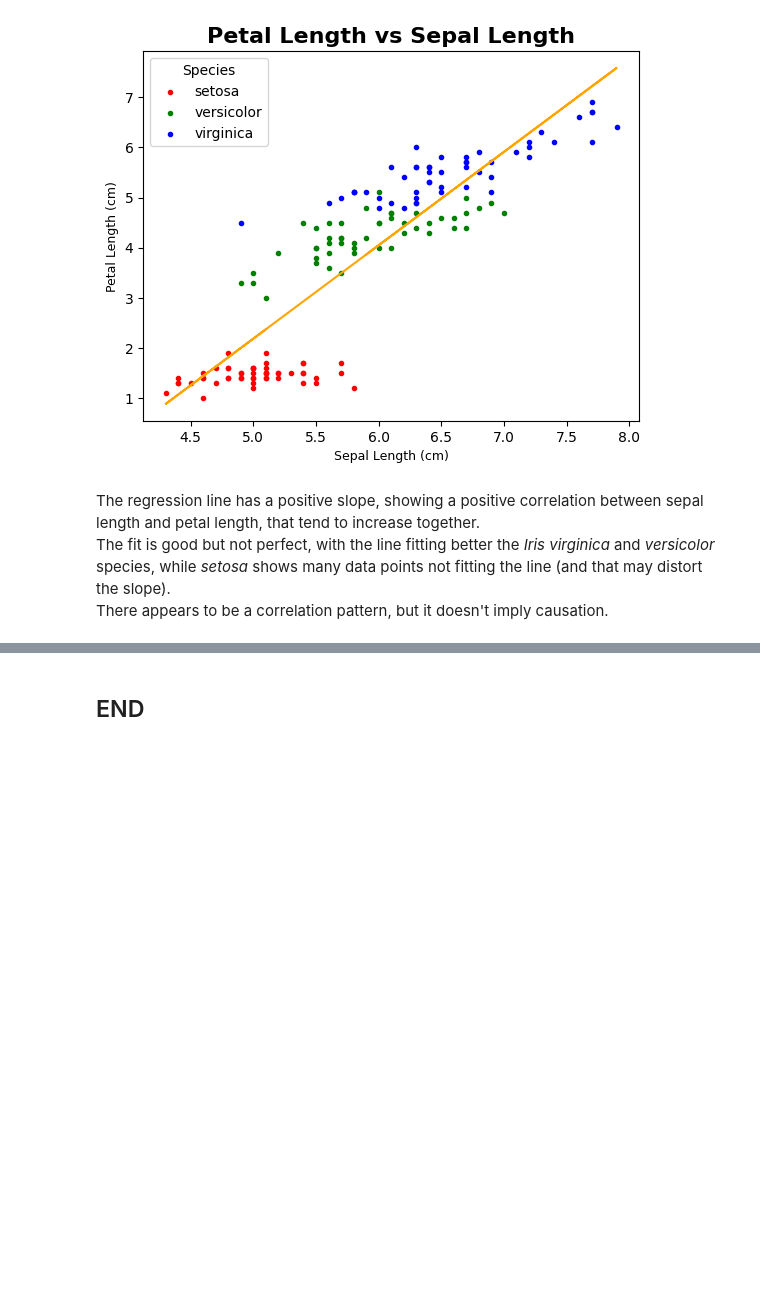
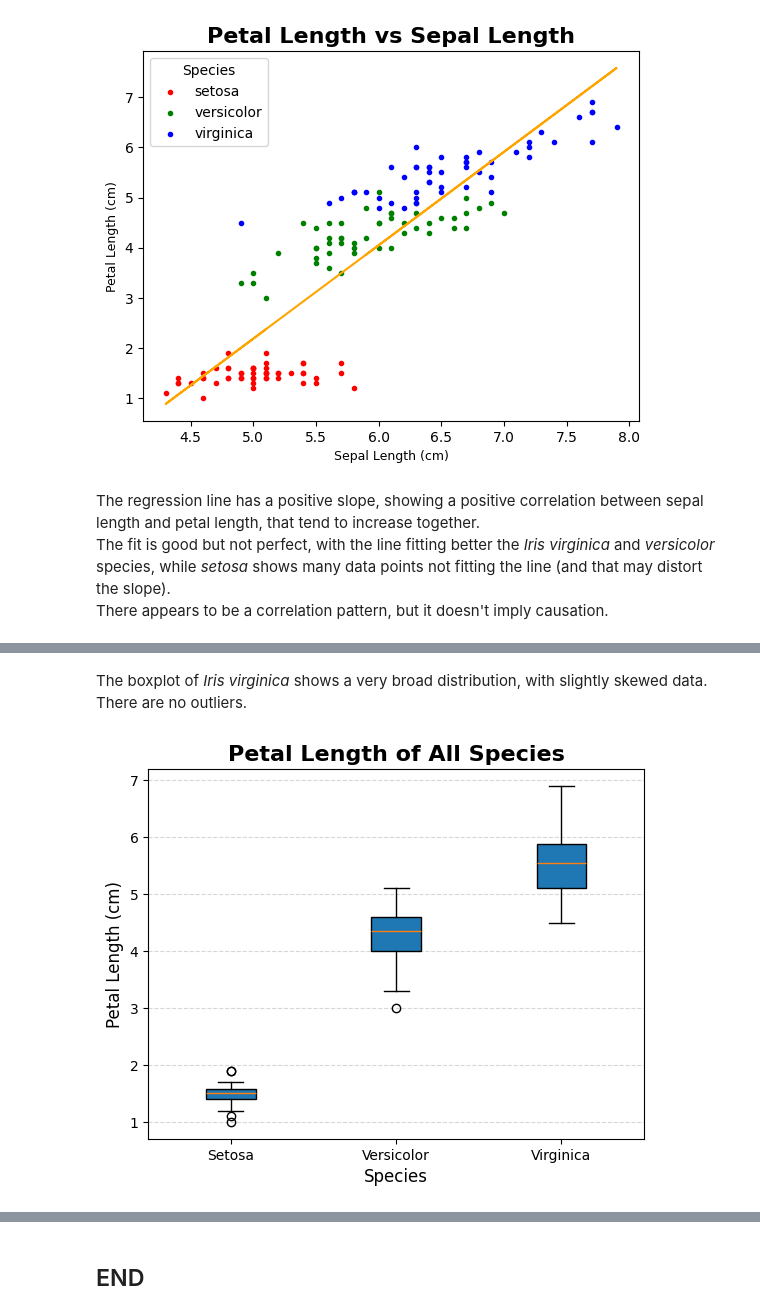
Before and after one commit to AnnaLoz28/principles_of_data_analytics, a Jupyter notebook: tasks.ipynb, the cells around one changed output, grey strips where cells are left out. Cells and saved outputs as stored; diff of their text form; code cells hidden in the pictures; blank space fills up the shorter version.

```diff
--- a/tasks.ipynb
+++ b/tasks.ipynb
@@ -515,0 +510,14 @@ Explain, in your own words, what the pairplot depicts.
+# %% [markdown]
+The boxplot of *Iris virginica* shows a very broad distribution, with slightly skewed data.
+There are no outliers.
+# %%
+# create a plot that shows all boxplots in one figure
+fig, ax = plt.subplots()
+all_species_plot = ax.boxplot([setosa_pl, versicolor_pl, virginica_pl], patch_artist=True)
+ax.set_xlabel('Species', fontsize = 12)
+ax.set_xticklabels(['Setosa', 'Versicolor', 'Virginica'])
+ax.set_title('Petal Length of All Species', fontdict= title_font)
+ax.set_ylabel('Petal Length (cm)', fontsize = 12)
+ax.grid(axis = "y", linestyle = "--", alpha = 0.5)
+# %% [output]
+[figure, added]
```
Also changed, not shown: parts of 47 cells of this notebook.
